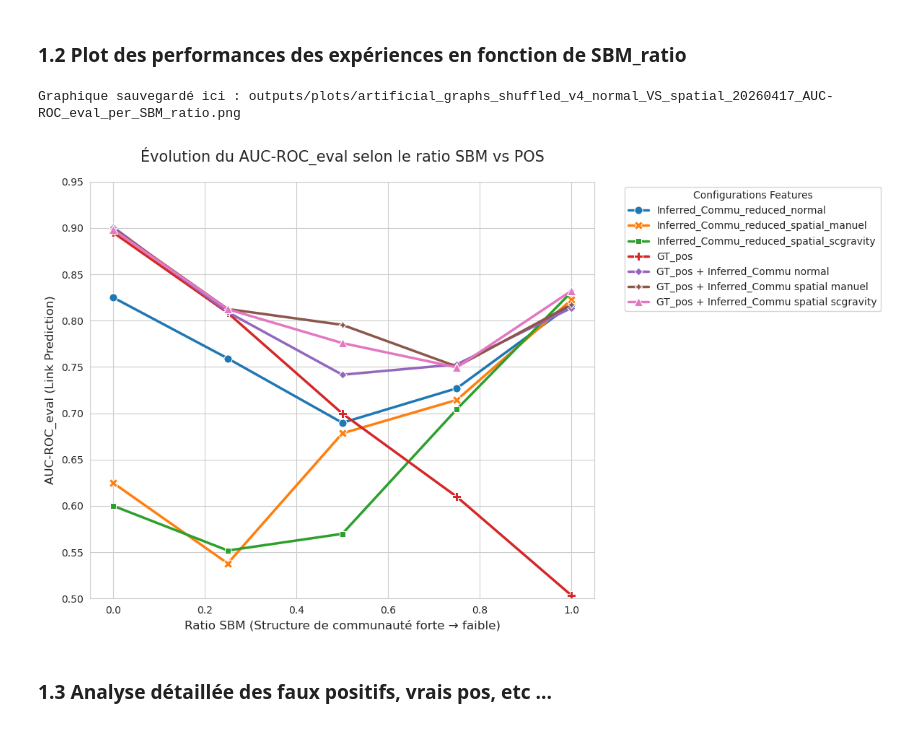
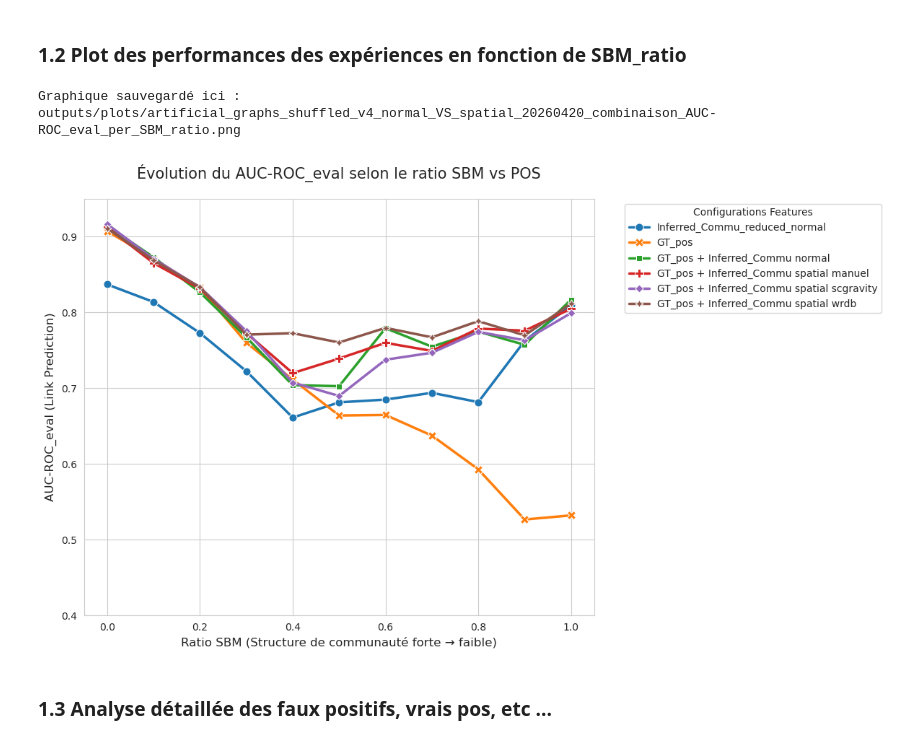
Before and after one commit to DeankoontzG/SHAP-like-Graph-Analysis, a Jupyter notebook: Performance_Analysis.ipynb, the cells around one changed output. Saved outputs shown, nothing was run; the diff lists cells and outputs as text; code cells hidden in the pictures.

```diff
--- a/Performance_Analysis.ipynb
+++ b/Performance_Analysis.ipynb
@@ -417,38 +421,38 @@ def plot_f1_comparison(df_results, metric="F1-Score", name ="OUBLI"):
         dashes=False,
         linewidth=2.5,
         markersize=8
     )
 
     # Personnalisation des axes
     plt.title(f"Évolution du {metric} selon le ratio SBM vs POS", fontsize=15, pad=20)
     plt.xlabel("Ratio SBM (Structure de communauté forte → faible)", fontsize=12)
     plt.ylabel(f"{metric} (Link Prediction)", fontsize=12)
 
     # Inversion de l'axe X si tu veux montrer la difficulté croissante
     # plt.gca().invert_xaxis()
 
     plt.legend(title="Configurations Features", bbox_to_anchor=(1.05, 1), loc='upper left')
-    plt.ylim(0.50, 0.95) # Pour bien voir l'échelle de 0 à 1
+    plt.ylim(0.40, 0.95) # Pour bien voir l'échelle de 0 à 1
 
     plt.tight_layout()
 
     output_dir = os.path.join("outputs", "plots")
     os.makedirs(output_dir, exist_ok=True)
     save_path = os.path.join(output_dir, f"{name}_{metric}_per_SBM_ratio.png")
 
     # 3. La ligne magique
     plt.savefig(save_path, dpi=300, bbox_inches='tight')
 
     print(f"Graphique sauvegardé ici : {save_path}")
 
     plt.show()
 
-df_compare = pd.read_csv("outputs/results/comparaison_finale_structure_shuffled_v4_normal_VS_spatial_20260417.csv")
+df_compare = pd.read_csv("outputs/results/comparaison_finale_structure_shuffled_v4_normal_VS_spatial_20260420_combinaison.csv")
 
-plot_f1_comparison(df_compare, metric="AUC-ROC_eval", name = "artificial_graphs_shuffled_v4_normal_VS_spatial_20260417" )
+plot_f1_comparison(df_compare, metric="AUC-ROC_eval", name = "artificial_graphs_shuffled_v4_normal_VS_spatial_20260420_combinaison" )
 # %% [output]
-Graphique sauvegardé ici : outputs/plots/artificial_graphs_shuffled_v4_normal_VS_spatial_20260417_AUC-ROC_eval_per_SBM_ratio.png
+Graphique sauvegardé ici : outputs/plots/artificial_graphs_shuffled_v4_normal_VS_spatial_20260420_combinaison_AUC-ROC_eval_per_SBM_ratio.png
-[figure, old version]
+[figure, new version]
 # %% [markdown]
 ### 1.3 Analyse détaillée des faux positifs, vrais pos, etc ...
 # %%
```
Also changed, not shown: parts of 2 cells of this notebook, 18 other files.
